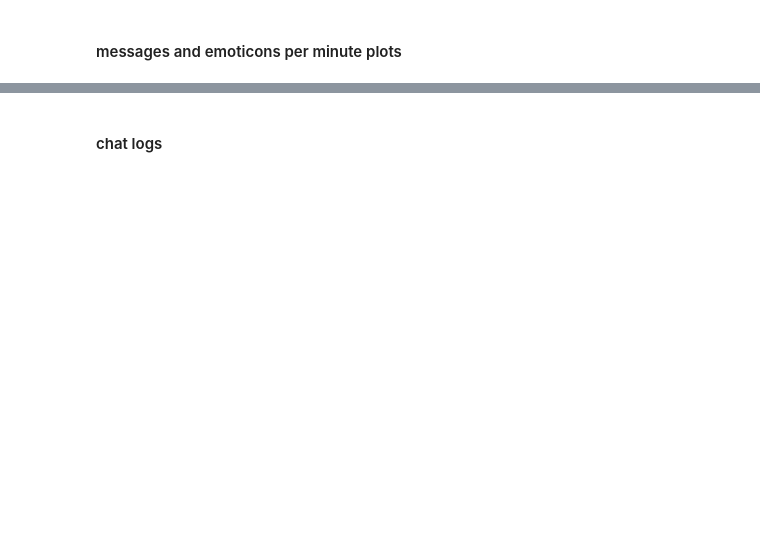
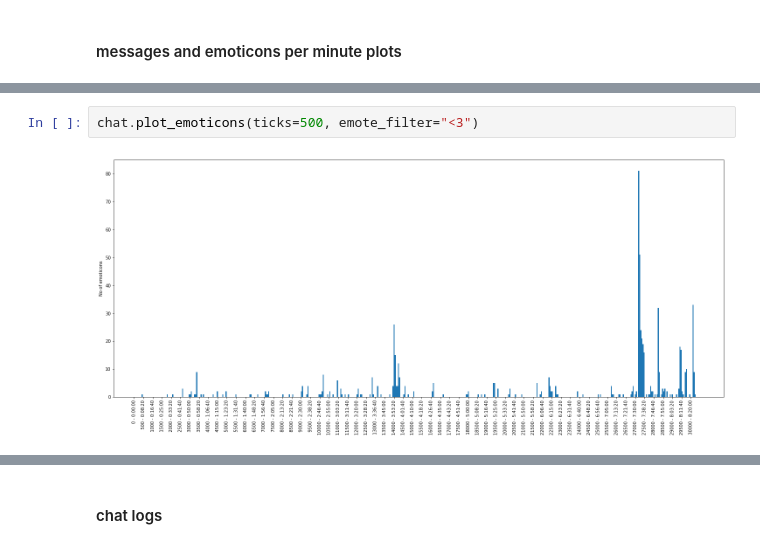
Before and after one commit to missinglinks/twitch-chat-stuff, a Jupyter notebook: Twitch Chat Analysis.ipynb, the cells around one changed output, grey strips where cells are left out. Cells and saved outputs as stored; diff of their text form; blank space fills up the shorter version.

```diff
--- a/Twitch Chat Analysis.ipynb
+++ b/Twitch Chat Analysis.ipynb
@@ -55,0 +57,4 @@ chat.plot_emoticons(0,7000,200)
+# %%
+chat.plot_emoticons(ticks=500, emote_filter="<3")
+# %% [output]
+[figure, added]
```
Also changed, not shown: parts of 20 cells of this notebook, 11 other files.
